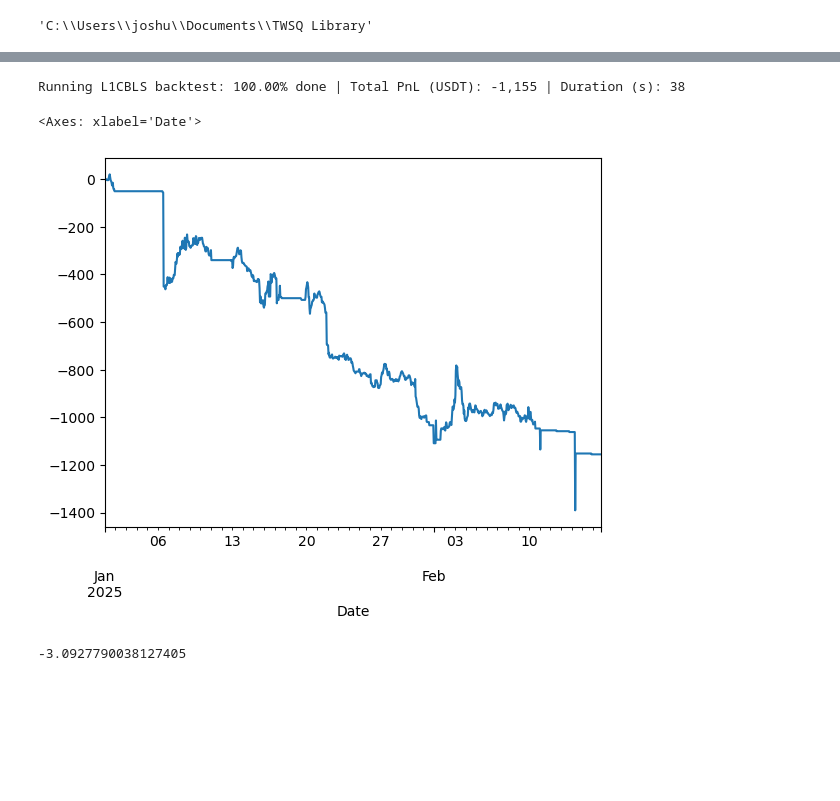
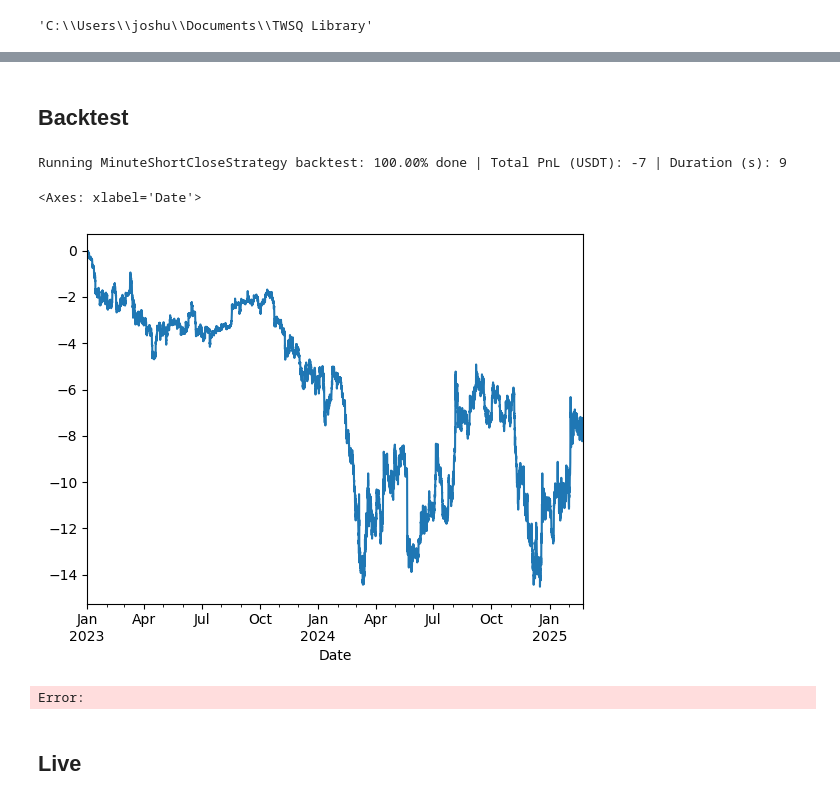
Before and after one commit to jofu-tofu/Trading-Bot, a Jupyter notebook: Live Trading/example_testing.ipynb, the cells around one changed output, grey strips where cells are left out. Cells and saved outputs as stored; diff of their text form; code cells hidden in the pictures; blank space fills up the shorter version.

```diff
--- a/Live Trading/example_testing.ipynb
+++ b/Live Trading/example_testing.ipynb
@@ -148,4 +17,0 @@ class L1CBLS(Alpha):
-# %%
-result = L1CBLS.run_backtest(start_ts='20250101', universe = layer1_coin_tickers)
-# %% [output]
-Running L1CBLS backtest: 100.00% done | Total PnL (USDT): -1,155 | Duration (s): 38
@@ -152,12 +63,14 @@ Running L1CBLS backtest: 100.00% done | Total PnL (USDT): -1,155 | Duration (s):
+# %% [markdown]
+## Backtest
+# %%
+backtest_result = MinuteShortCloseStrategy.run_backtest(start_ts='20230101')
+# %% [output]
+Running MinuteShortCloseStrategy backtest: 100.00% done | Total PnL (USDT): -7 | Duration (s): 9
 # %%
-result.pos_pnl['port_val'].plot()
+backtest_result.pos_pnl['port_val'].plot()
 # %% [output]
 <Axes: xlabel='Date'>
-[figure, old version]
+[figure, new version]
+Error:
-# %%
-ret = result.pos_pnl['port_val']+1000
-ret = ret.pct_change()
-sharpe = np.sqrt(365*24) * ret.mean() / ret.std()
-sharpe
-# %% [output]
--3.0927790038127405
+# %% [markdown]
+## Live
```
Also changed, not shown: parts of 5 cells of this notebook, 3 other files.
